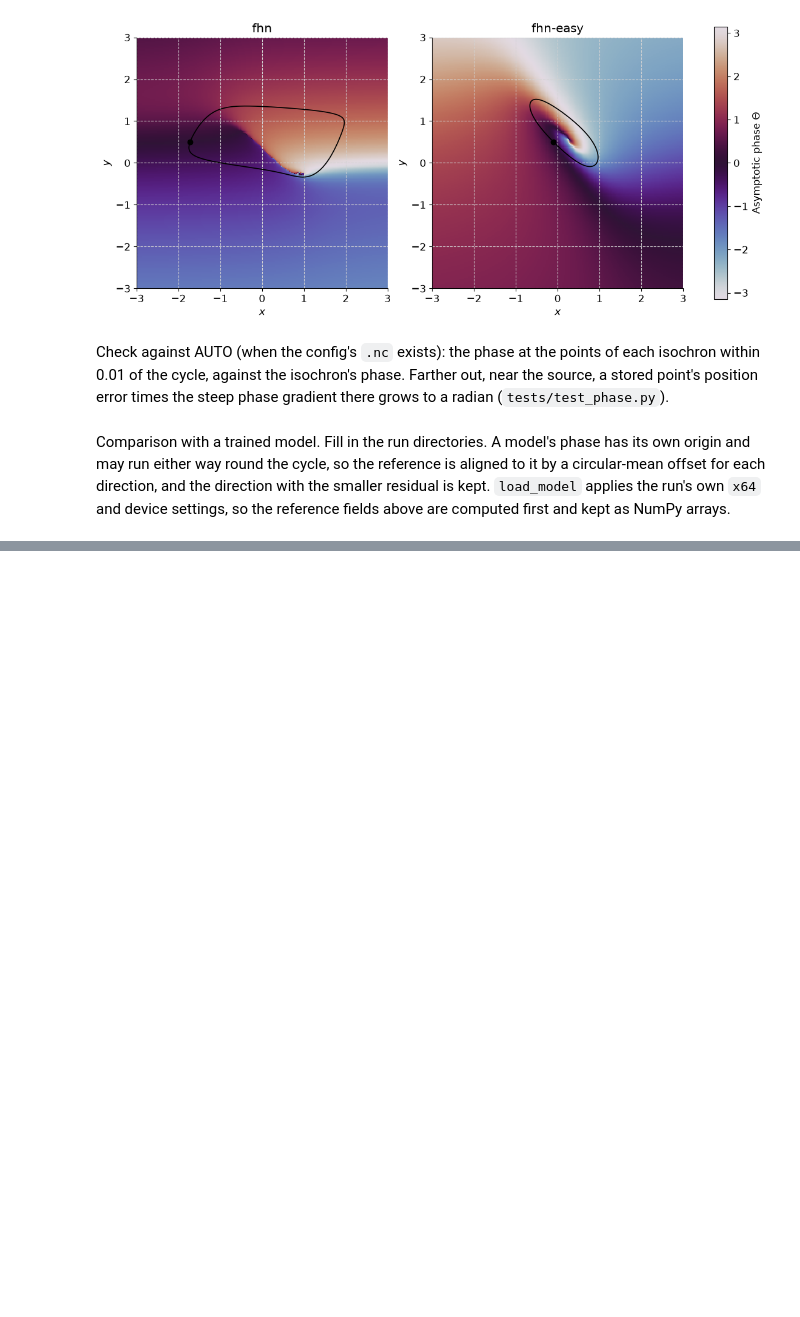
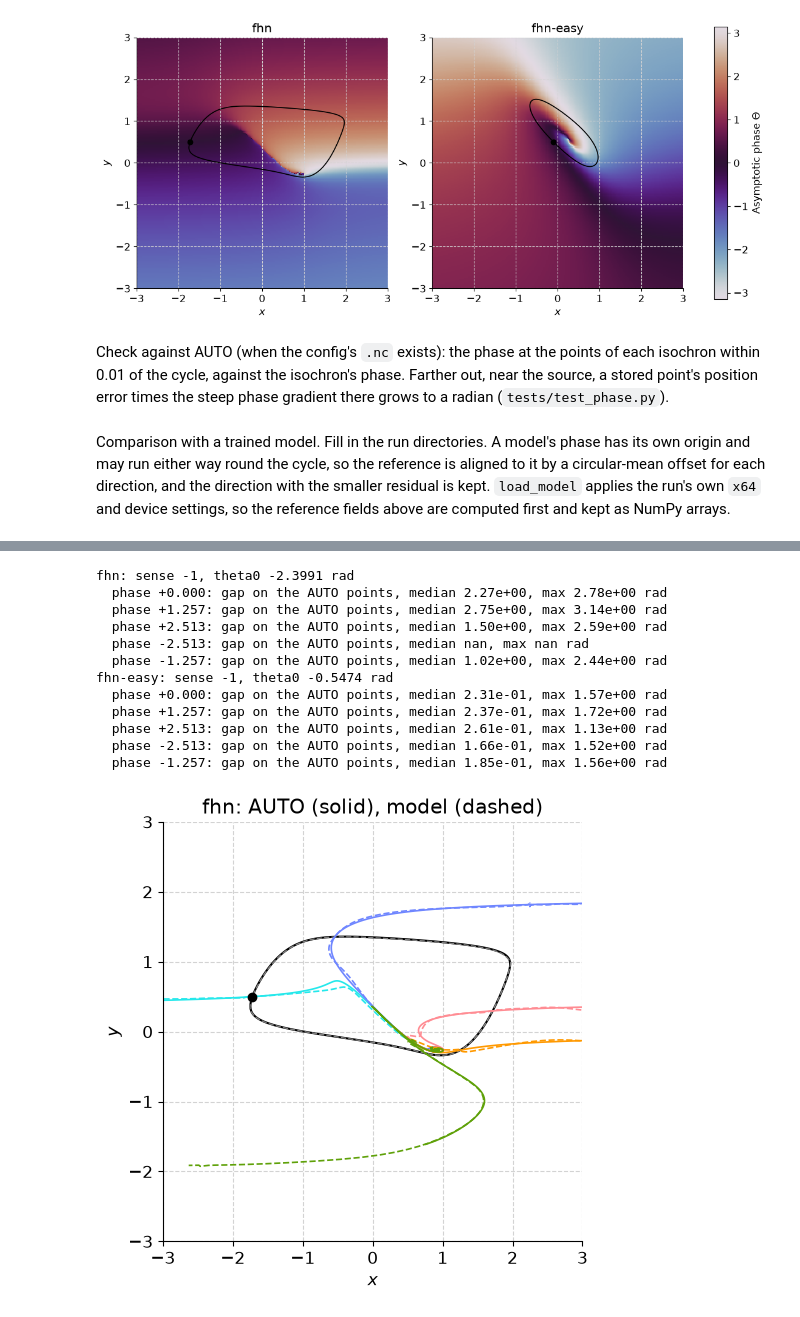
Before and after one commit to Jhko725/deep_isochron, a Jupyter notebook: prototype_analysis.ipynb, the cells around one changed output, grey strips where cells are left out. Saved outputs shown, nothing was run; the diff lists cells and outputs as text; code cells hidden in the pictures; blank space fills up the shorter version.

```diff
--- a/prototype_analysis.ipynb
+++ b/prototype_analysis.ipynb
@@ -252,0 +324,66 @@ fhn-easy: sense -1, offset -0.4238 rad, residual rms 1.094e-01, max 3.037e+00 ra
+# %%
+r_inner = jnp.geomspace(1e-4, 1.0, 400, endpoint=False)  # the spiral onto H⁻¹(0)
+lo, hi = float(xs[0]), float(xs[-1])
+
+for name, run_dir in RUN_DIRS.items():
+    foliation = references[name]
+    cycle = foliation.cycle
+    model = load_model(run_dir)
+    theta0, sense = model_phase_origin(model, cycle)
+
+    # Radii: out past the latent image of the plotting window
+    r_max = 1.1 * float(
+        jnp.max(jnp.linalg.norm(jax.vmap(model.bijection)(jnp.asarray(grid)), axis=1))
+    )
+    r = jnp.concatenate((r_inner, jnp.geomspace(1.0, r_max, 400)))
+
+    fig, ax = plt.subplots(figsize=(5.5, 5), constrained_layout=True)
+    _, points = cycle.sample(512)
+    ax.plot(*np.asarray(points).T, color="k", lw=1.5)
+    learned_cycle = jax.vmap(model.cycle_point)(
+        jnp.linspace(-jnp.pi, jnp.pi, 512, endpoint=False)
+    )
+    ax.plot(*np.asarray(learned_cycle).T, color="0.5", lw=1.0, ls="--")
+
+    print(f"{name}: sense {sense:+.0f}, theta0 {theta0:+.4f} rad")
+    for iso in foliation.isochrons:
+        theta = wrap(sense * iso.phase + theta0)  # the model's phase of this isochron
+        color = cc.cm.CET_C6((iso.phase + np.pi) / (2 * np.pi))
+
+        ax.plot(*iso.points.T, color=color, lw=1.2)
+        learned = np.array(learned_isochron(model, jnp.asarray(theta), r))
+        learned[((learned < lo) | (learned > hi)).any(axis=1)] = np.nan
+        ax.plot(*learned.T, color=color, lw=1.2, ls="--")
+
+        # Is the AUTO isochron a level set of the model's phase?
+        gap = np.abs(
+            wrap(np.asarray(jax.vmap(model.phase)(jnp.asarray(iso.points))) - theta)
+        )
+        print(
+            f"  phase {iso.phase:+.3f}: gap on the AUTO points, "
+            f"median {np.median(gap):.2e}, max {gap.max():.2e} rad"
+        )
+
+    ax.plot(*np.asarray(cycle.x0s[0]), "ko")  # phase 0, on the reference section
+    ax.set(
+        title=f"{name}: AUTO (solid), model (dashed)",
+        xlabel="$x$",
+        ylabel="$y$",
+        xlim=(lo, hi),
+        ylim=(lo, hi),
+        aspect="equal",
+    )
+# %% [output]
+fhn: sense -1, theta0 -2.3991 rad
+  phase +0.000: gap on the AUTO points, median 2.27e+00, max 2.78e+00 rad
+  phase +1.257: gap on the AUTO points, median 2.75e+00, max 3.14e+00 rad
+  phase +2.513: gap on the AUTO points, median 1.50e+00, max 2.59e+00 rad
+  phase -2.513: gap on the AUTO points, median nan, max nan rad
+  phase -1.257: gap on the AUTO points, median 1.02e+00, max 2.44e+00 rad
+fhn-easy: sense -1, theta0 -0.5474 rad
+  phase +0.000: gap on the AUTO points, median 2.31e-01, max 1.57e+00 rad
+  phase +1.257: gap on the AUTO points, median 2.37e-01, max 1.72e+00 rad
+  phase +2.513: gap on the AUTO points, median 2.61e-01, max 1.13e+00 rad
+  phase -2.513: gap on the AUTO points, median 1.66e-01, max 1.52e+00 rad
+  phase -1.257: gap on the AUTO points, median 1.85e-01, max 1.56e+00 rad
+[figure, added]
```
Also changed, not shown: parts of 8 cells of this notebook, 2 other files.
